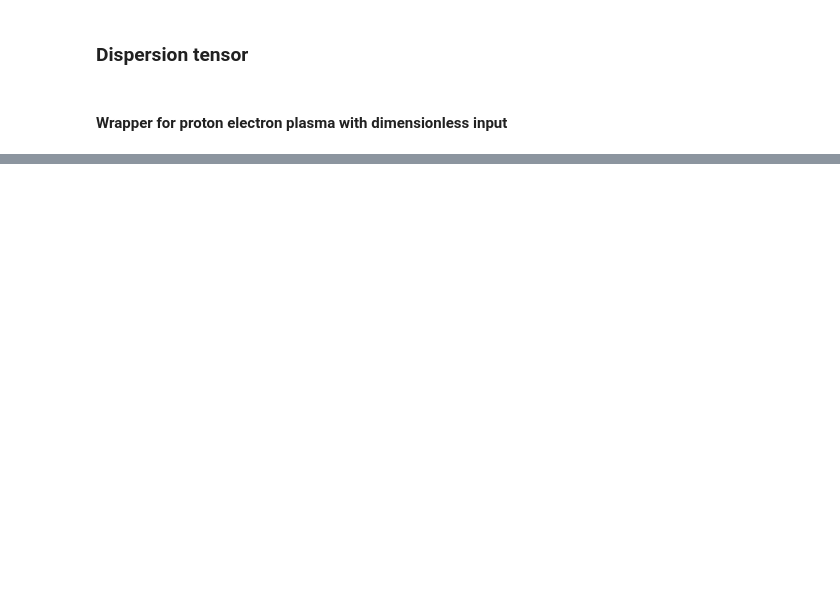
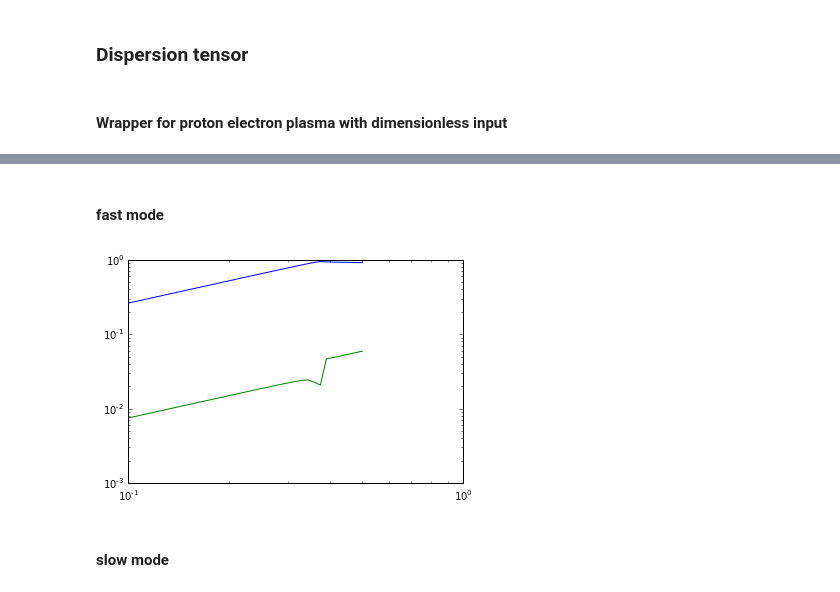
Before and after one commit to YuguangTong/vlasov_solver, a Jupyter notebook: dispersion_tensor.ipynb, the cells around one changed output, grey strips where cells are left out. Cells and saved outputs as stored; diff of their text form; code cells hidden in the pictures; blank space fills up the shorter version.

```diff
--- a/dispersion_tensor.ipynb
+++ b/dispersion_tensor.ipynb
@@ -290,0 +336,28 @@ scipy.optimize.root(real_dt, [0.0015, -0.002])
+# %% [markdown]
+#### fast mode
+# %%
+start = np.log10(0.1)
+stop = np.log10(0.5)
+num = 40
+klist = np.logspace(start, stop, num=num, endpoint=True)
+# %%
+theta = 85
+theta = theta * np.pi/180.
+result = [0.26147871-0.00747444j]
+for k in klist[1:]:
+    kz = k * np.cos(theta)
+    kp = k * np.sin(theta)
+    f = lambda wrel: real_imag(dt_wrapper(wrel[0] + 1j * wrel[1], kp, kz, beta, tetp = 1, method = 'numpy'))
+    freq = scipy.optimize.fsolve(f, real_imag(result[-1]))
+    result += [list_to_complex(freq)]
+# %%
+wlist = np.array(list(map(real_imag, result)))
+plt.plot(klist, wlist[:, 0])
+plt.plot(klist, -wlist[:, 1])
+plt.xscale('log')
+plt.yscale('log')
+plt.show()
+# %% [output]
+[figure, added]
+# %% [markdown]
+#### slow mode
```
Also changed, not shown: parts of 40 cells of this notebook, 1 other file.
